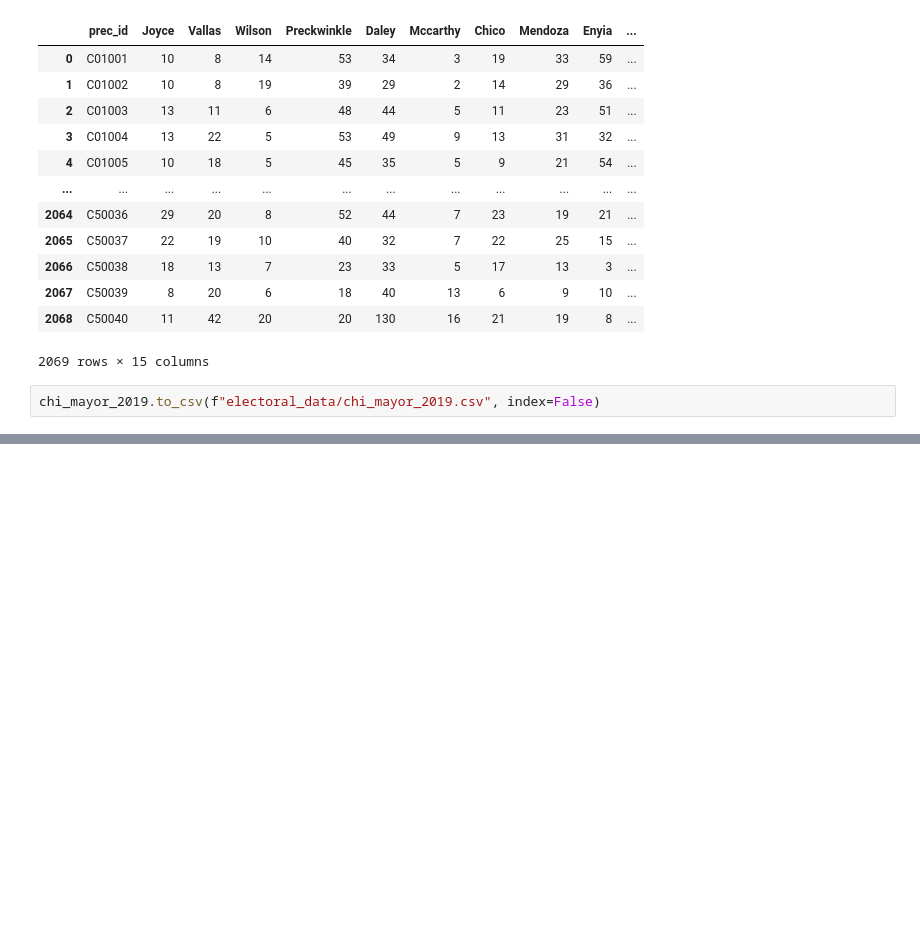
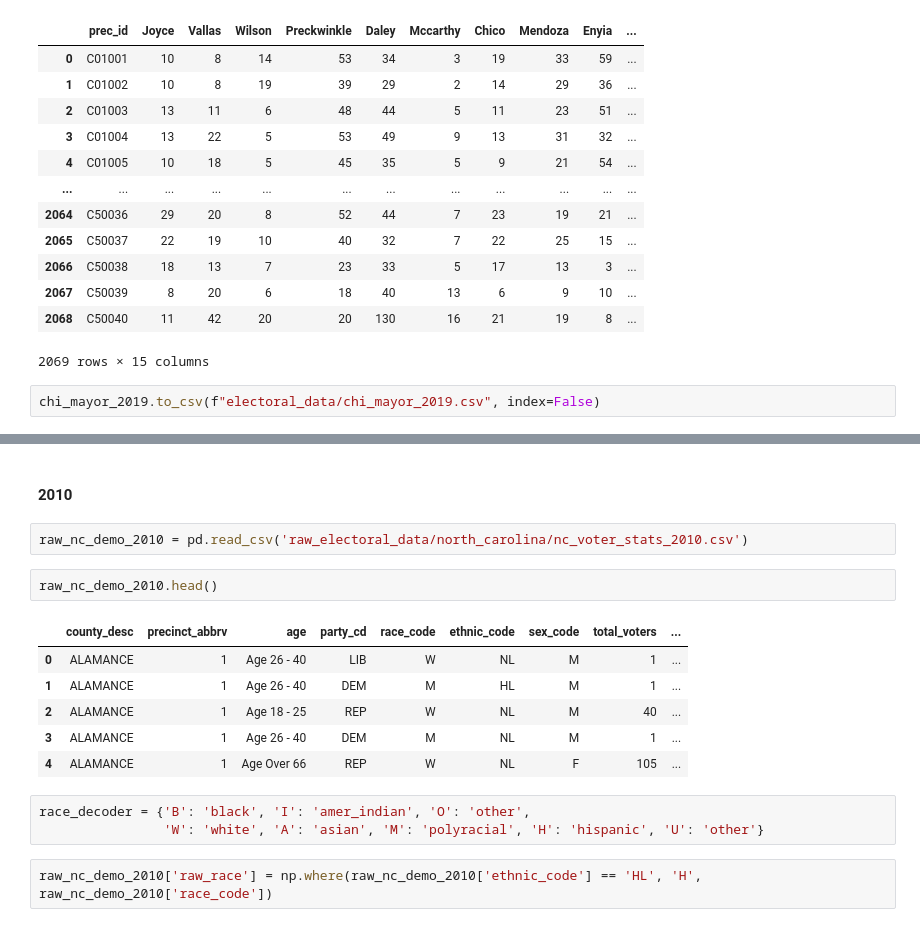
Before and after one commit to hangulu/thesis, a Jupyter notebook: code/data_cleaning.ipynb, the cells around one changed output, grey strips where cells are left out. Drawn from its saved outputs; the diff is of its cells as text; blank space fills up the shorter version.

Commit message:
start north carolina cleaning

```diff
--- a/code/data_cleaning.ipynb
+++ b/code/data_cleaning.ipynb
@@ -463,0 +447,18 @@ chi_mayor_2019.to_csv(f"electoral_data/chi_mayor_2019.csv", index=False)
+# %% [markdown]
+#### 2010
+# %%
+raw_nc_demo_2010 = pd.read_csv('raw_electoral_data/north_carolina/nc_voter_stats_2010.csv')
+# %%
+raw_nc_demo_2010.head()
+# %% [output]
+|  | county_desc | precinct_abbrv | age | party_cd | race_code | ethnic_code | sex_code | total_voters | ... |
+| 0 | ALAMANCE | 1 | Age 26 - 40 | LIB | W | NL | M | 1 | ... |
+| 1 | ALAMANCE | 1 | Age 26 - 40 | DEM | M | HL | M | 1 | ... |
+| 2 | ALAMANCE | 1 | Age 18 - 25 | REP | W | NL | M | 40 | ... |
+| 3 | ALAMANCE | 1 | Age 26 - 40 | DEM | M | NL | M | 1 | ... |
+| 4 | ALAMANCE | 1 | Age Over 66 | REP | W | NL | F | 105 | ... |
+# %%
+race_decoder = {'B': 'black', 'I': 'amer_indian', 'O': 'other',
+                'W': 'white', 'A': 'asian', 'M': 'polyracial', 'H': 'hispanic', 'U': 'other'}
+# %%
+raw_nc_demo_2010['raw_race'] = np.where(raw_nc_demo_2010['ethnic_code'] == 'HL', 'H', raw_nc_demo_2010['race_code'])
```
Also changed, not shown: parts of 18 cells of this notebook, 1 other file.
